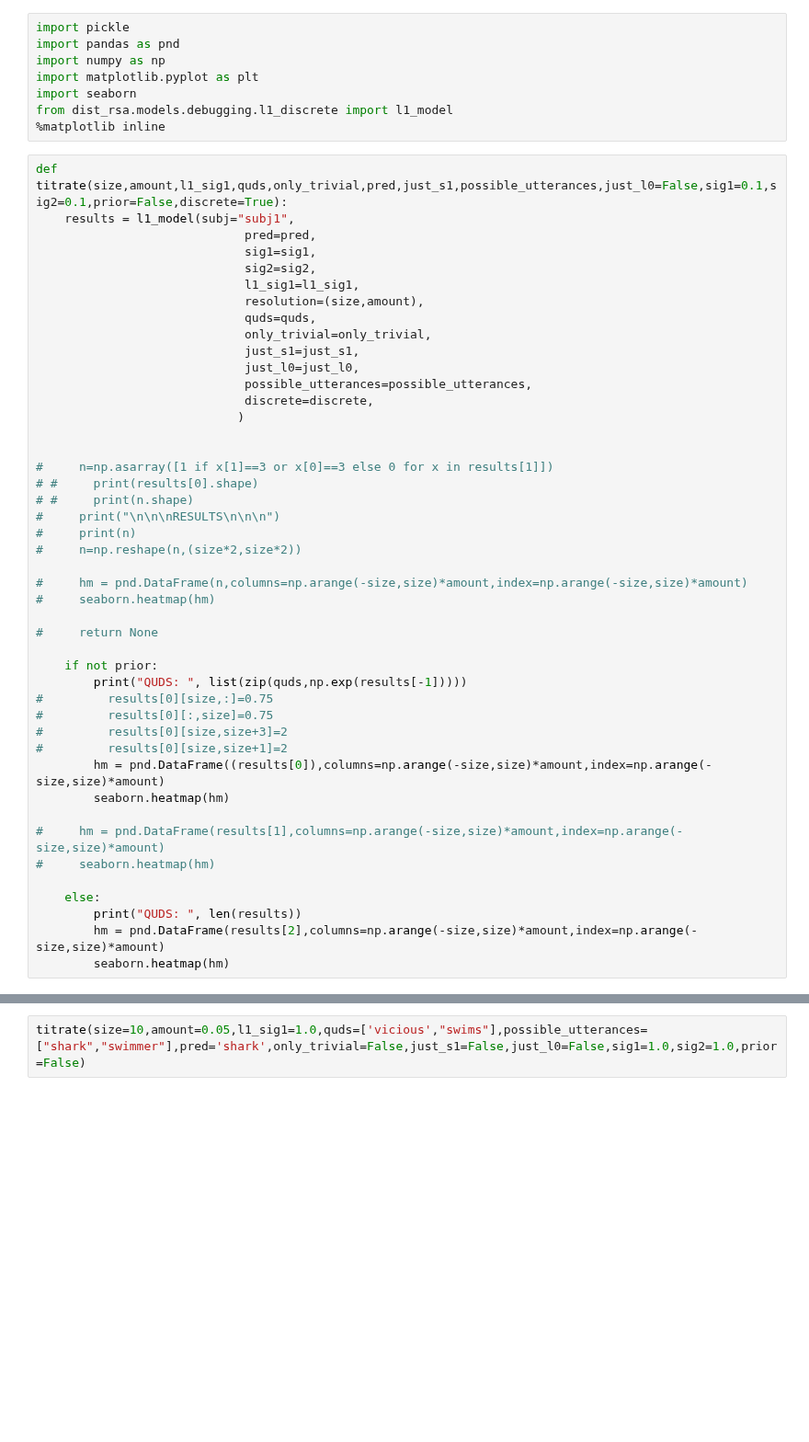
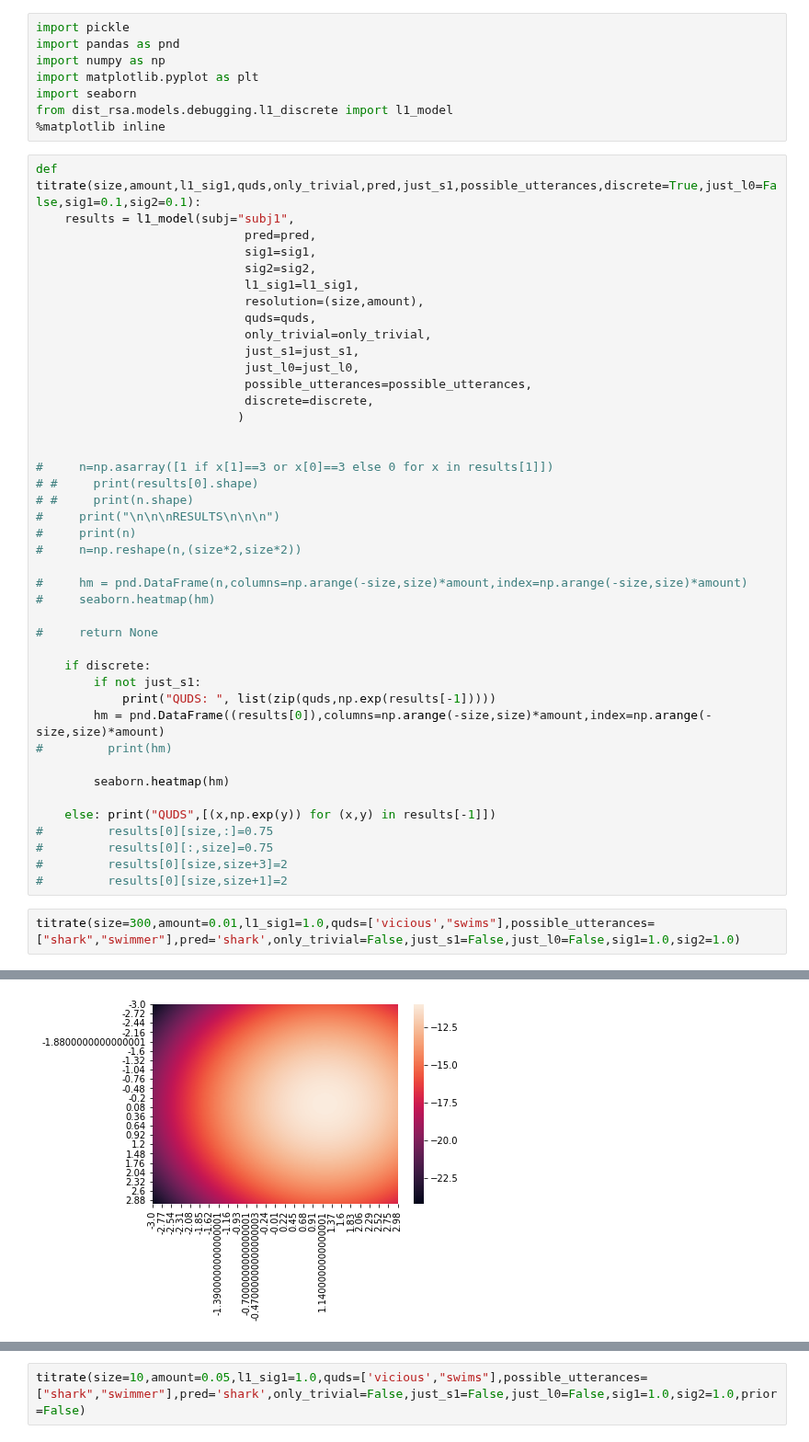
Before and after one commit to reubenharry/Distributional-RSA, a Jupyter notebook: minimal_case.ipynb, the cells around one changed output, grey strips where cells are left out. Shown at 92% size. Drawn from its saved outputs; the diff is of its cells as text; blank space fills up the shorter version.

```diff
--- a/minimal_case.ipynb
+++ b/minimal_case.ipynb
@@ -7,7 +7,7 @@ import seaborn
 from dist_rsa.models.debugging.l1_discrete import l1_model
 %matplotlib inline
 # %%
-def titrate(size,amount,l1_sig1,quds,only_trivial,pred,just_s1,possible_utterances,just_l0=False,sig1=0.1,sig2=0.1,prior=False,discrete=True):
+def titrate(size,amount,l1_sig1,quds,only_trivial,pred,just_s1,possible_utterances,discrete=True,just_l0=False,sig1=0.1,sig2=0.1):
     results = l1_model(subj="subj1",
                              pred=pred,
                              sig1=sig1,
@@ -35,19 +35,19 @@ def titrate(size,amount,l1_sig1,quds,only_trivial,pred,just_s1,possible_utteranc
 
 #     return None
 
-    if not prior:
-        print("QUDS: ", list(zip(quds,np.exp(results[-1]))))
+    if discrete:
+        if not just_s1:
+            print("QUDS: ", list(zip(quds,np.exp(results[-1]))))
+        hm = pnd.DataFrame((results[0]),columns=np.arange(-size,size)*amount,index=np.arange(-size,size)*amount)
+#         print(hm)
+
+        seaborn.heatmap(hm)
+
+    else: print("QUDS",[(x,np.exp(y)) for (x,y) in results[-1]])
 #         results[0][size,:]=0.75
 #         results[0][:,size]=0.75
 #         results[0][size,size+3]=2
 #         results[0][size,size+1]=2
-        hm = pnd.DataFrame((results[0]),columns=np.arange(-size,size)*amount,index=np.arange(-size,size)*amount)
-        seaborn.heatmap(hm)
-
-#     hm = pnd.DataFrame(results[1],columns=np.arange(-size,size)*amount,index=np.arange(-size,size)*amount)
-#     seaborn.heatmap(hm)
-
-    else:
-        print("QUDS: ", len(results))
-        hm = pnd.DataFrame(results[2],columns=np.arange(-size,size)*amount,index=np.arange(-size,size)*amount)
-        seaborn.heatmap(hm)
+# %%
+titrate(size=300,amount=0.01,l1_sig1=1.0,quds=['vicious',"swims"],possible_utterances=["shark","swimmer"],pred='shark',only_trivial=False,just_s1=False,just_l0=False,sig1=1.0,sig2=1.0)
+# %% [output]
@@ -53,0 +70 @@ def titrate(size,amount,l1_sig1,quds,only_trivial,pred,just_s1,possible_utteranc
+[figure, added]
```
Also changed, not shown: parts of 6 cells of this notebook, 58 other files.
